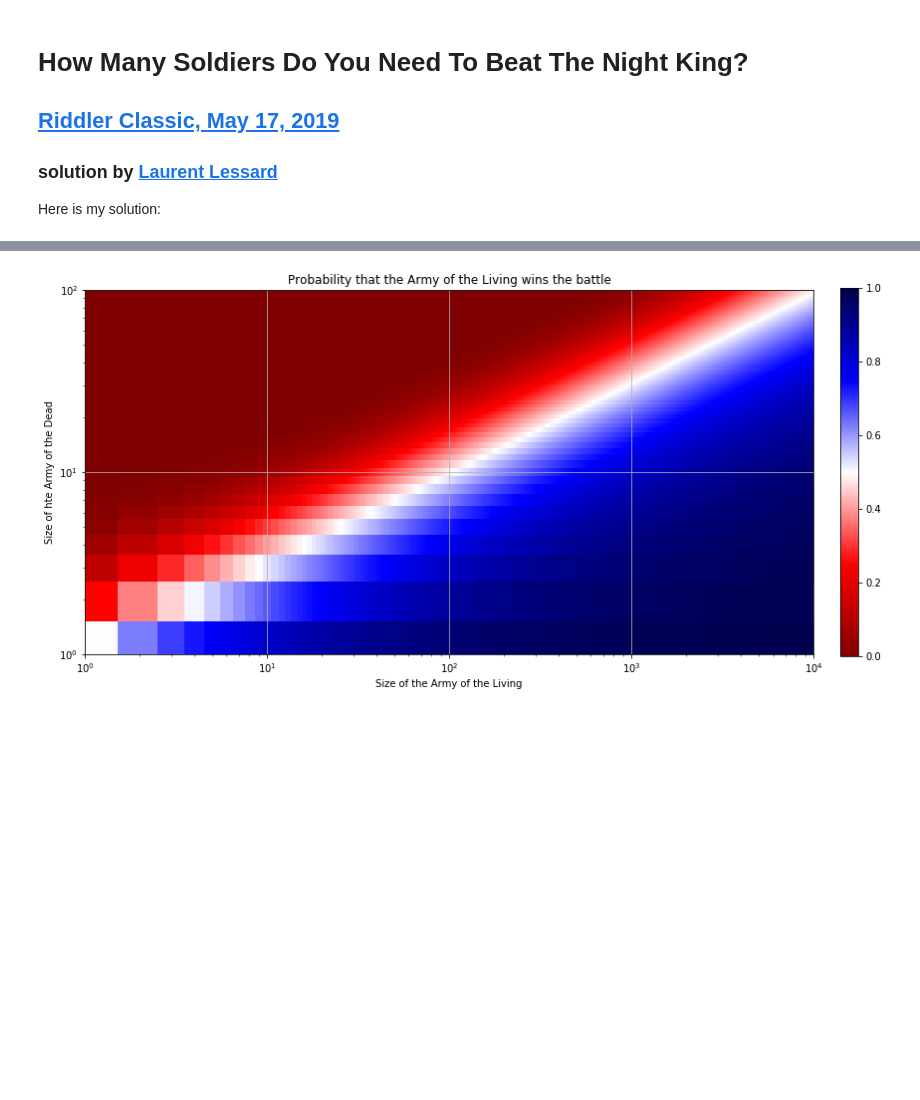
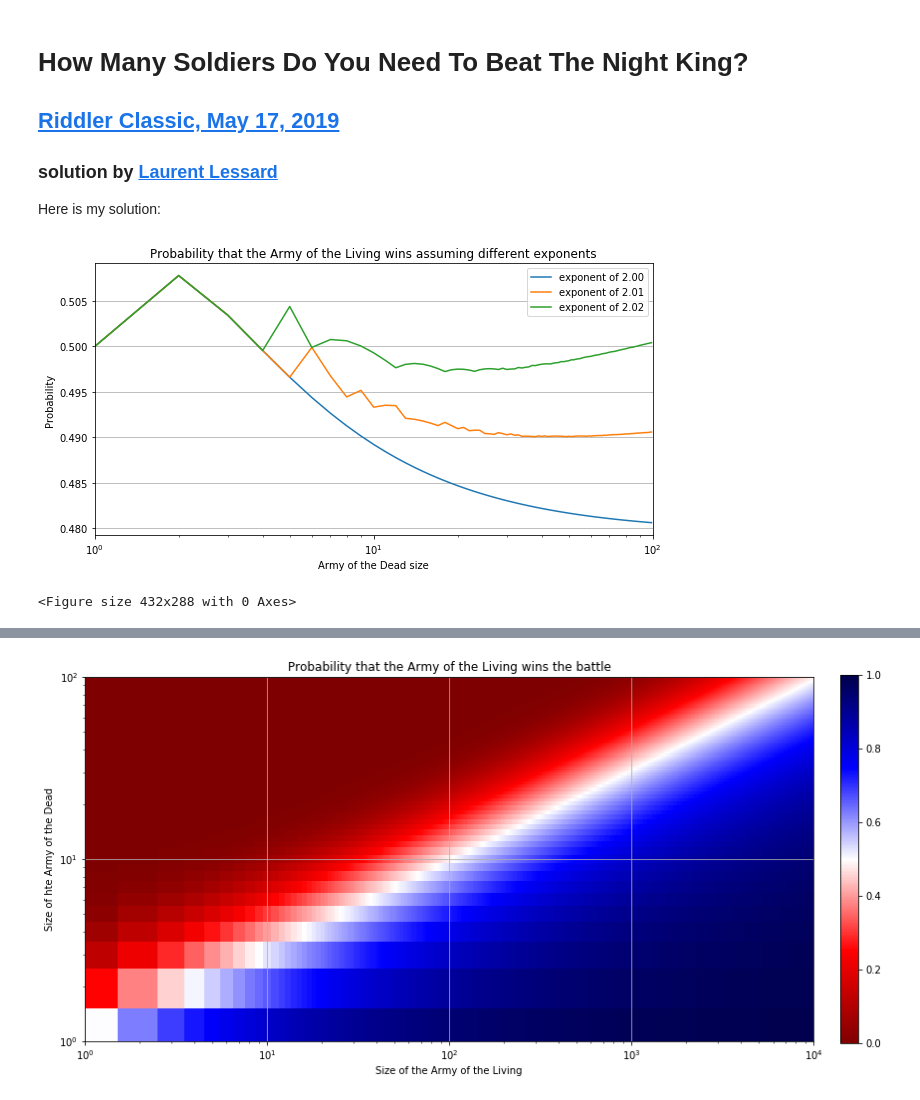
Before and after one commit to LaurentLessard/Riddler538, a Jupyter notebook: deadvsliving.ipynb, the cells around one changed output, grey strips where cells are left out. Drawn from its saved outputs; the diff is of its cells as text; code cells hidden in the pictures; blank space fills up the shorter version.

Commit message:
probability plot update

```diff
--- a/deadvsliving.ipynb
+++ b/deadvsliving.ipynb
@@ -29,6 +29,22 @@ dcrit_hi = np.zeros(Nhalf)
 for a in range(Nhalf):
     dcrit_hi[a] = np.arange(N)[X[a,:] < 0.5][0]
     dcrit_lo[a] = dcrit_hi[a]-1
+# %%
+plt.figure(figsize=(10,5))
+d = np.arange(1,100)
+for e in [2.00, 2.01, 2.02]:
+    plt.semilogx(d, X[np.round(pow(d,e)).astype(int),d], label='exponent of {:03.2f}'.format(e))
+plt.xlabel('Army of the Dead size')
+plt.ylabel('Probability')
+plt.title('Probability that the Army of the Living wins assuming different exponents')
+plt.legend()
+plt.xlim(1,100)
+plt.grid(axis='y')
+plt.show();
+plt.savefig('prob_win.png')
+# %% [output]
+[figure, added]
+<Figure size 432x288 with 0 Axes>
 # %%
 plt.figure(figsize=(10,5))
 x = np.arange(Nhalf)
```
Also changed, not shown: parts of 1 cell of this notebook, 1 other file.
